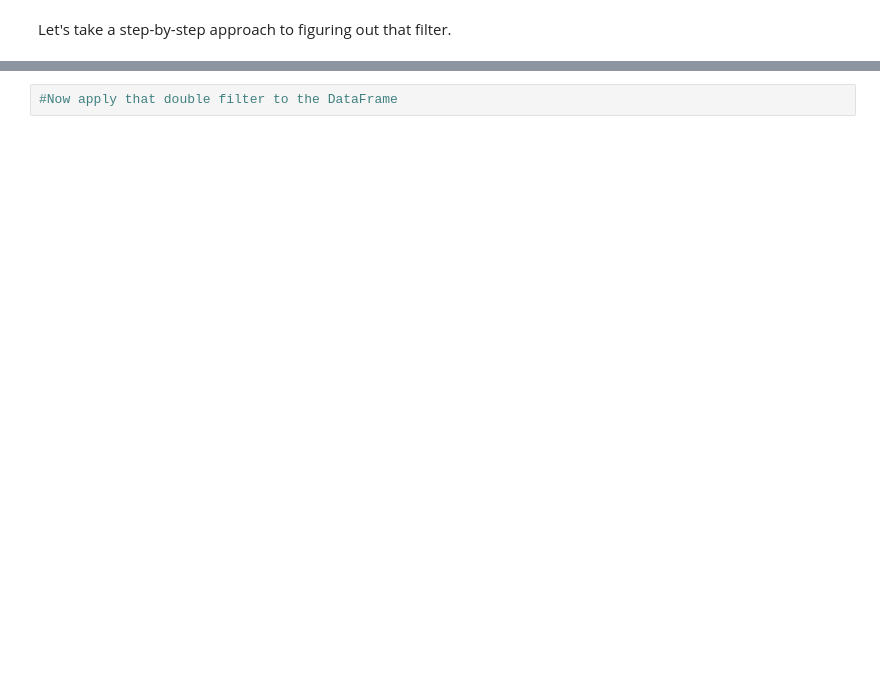
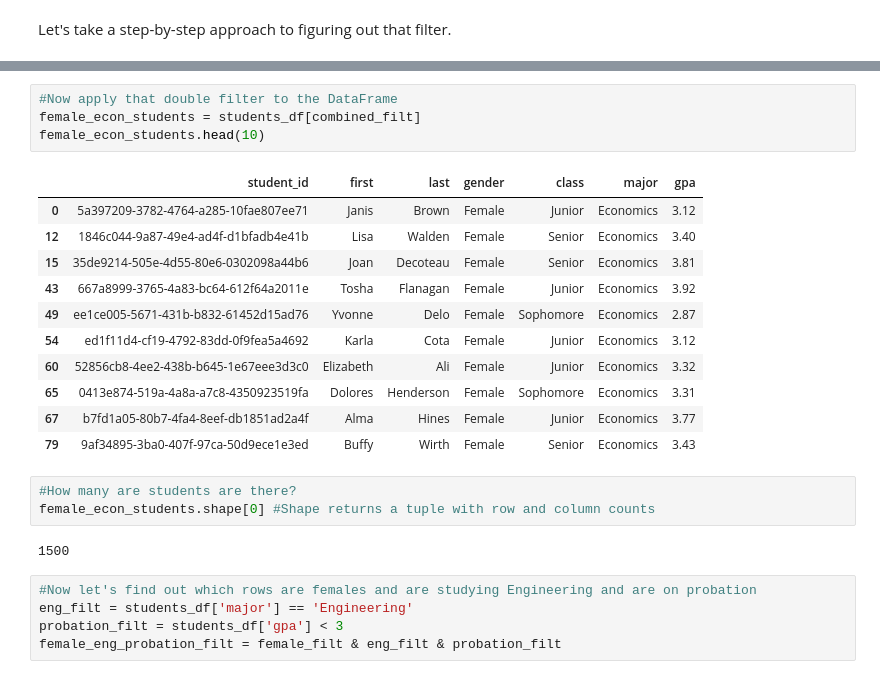
Before and after one commit to jasonshu8/MSDS_631, a Jupyter notebook: Lecture Notes/Week 6/In-Class Notebook (Feb 27, 2019) - Part 1.ipynb, the cells around one changed output, grey strips where cells are left out. Drawn from its saved outputs; the diff is of its cells as text; blank space fills up the shorter version.

```diff
--- a/Lecture Notes/Week 6/In-Class Notebook (Feb 27, 2019) - Part 1.ipynb
+++ b/Lecture Notes/Week 6/In-Class Notebook (Feb 27, 2019) - Part 1.ipynb
@@ -487,2 +710,26 @@ Let's take a step-by-step approach to figuring out that filter.
 # %%
 #Now apply that double filter to the DataFrame
+female_econ_students = students_df[combined_filt]
+female_econ_students.head(10)
+# %% [output]
+|  | student_id | first | last | gender | class | major | gpa |
+| 0 | 5a397209-3782-4764-a285-10fae807ee71 | Janis | Brown | Female | Junior | Economics | 3.12 |
+| 12 | 1846c044-9a87-49e4-ad4f-d1bfadb4e41b | Lisa | Walden | Female | Senior | Economics | 3.40 |
+| 15 | 35de9214-505e-4d55-80e6-0302098a44b6 | Joan | Decoteau | Female | Senior | Economics | 3.81 |
+| 43 | 667a8999-3765-4a83-bc64-612f64a2011e | Tosha | Flanagan | Female | Junior | Economics | 3.92 |
+| 49 | ee1ce005-5671-431b-b832-61452d15ad76 | Yvonne | Delo | Female | Sophomore | Economics | 2.87 |
+| 54 | ed1f11d4-cf19-4792-83dd-0f9fea5a4692 | Karla | Cota | Female | Junior | Economics | 3.12 |
+| 60 | 52856cb8-4ee2-438b-b645-1e67eee3d3c0 | Elizabeth | Ali | Female | Junior | Economics | 3.32 |
+| 65 | 0413e874-519a-4a8a-a7c8-4350923519fa | Dolores | Henderson | Female | Sophomore | Economics | 3.31 |
+| 67 | b7fd1a05-80b7-4fa4-8eef-db1851ad2a4f | Alma | Hines | Female | Junior | Economics | 3.77 |
+| 79 | 9af34895-3ba0-407f-97ca-50d9ece1e3ed | Buffy | Wirth | Female | Senior | Economics | 3.43 |
+# %%
+#How many are students are there?
+female_econ_students.shape[0] #Shape returns a tuple with row and column counts
+# %% [output]
+1500
+# %%
+#Now let's find out which rows are females and are studying Engineering and are on probation
+eng_filt = students_df['major'] == 'Engineering'
+probation_filt = students_df['gpa'] < 3
+female_eng_probation_filt = female_filt & eng_filt & probation_filt
```
Also changed, not shown: parts of 89 cells of this notebook.
